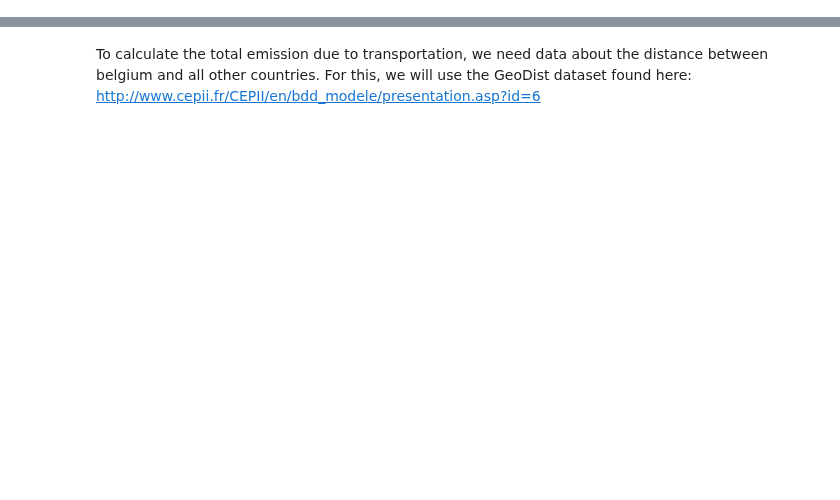
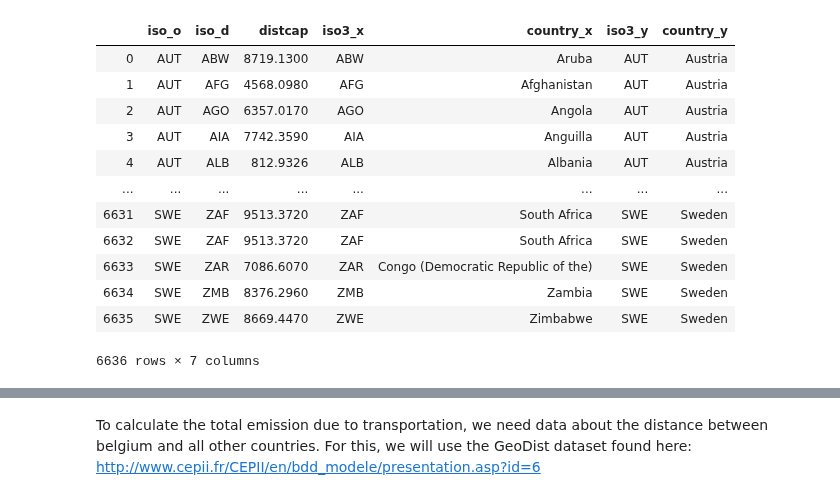
Before and after one commit to Lambo97/ADAProject, a Jupyter notebook: src/transport.ipynb, the cells around one changed output, grey strips where cells are left out. Cells and saved outputs as stored; diff of their text form; code cells hidden in the pictures; blank space fills up the shorter version.

```diff
--- a/src/transport.ipynb
+++ b/src/transport.ipynb
@@ -48,0 +102,3 @@ transport
+# %%
+countries = pd.read_excel(TRANSPORT_DATA_PATH+'geo_cepii.xls')
+countries
@@ -48,0 +119,3 @@ transport
+# %%
+distances = pd.read_excel(TRANSPORT_DATA_PATH+'dist_cepii.xls')
+distances
@@ -48,0 +168,24 @@ transport
+# %%
+# Only keer information we need
+countries = countries[['iso3','country']]
+distances = distances[distances['iso_o'].isin(european_iso3)]
+distances = distances[['iso_o','iso_d','distcap']]
+# %%
+total_distances = distances.merge(countries,left_on='iso_d',right_on='iso3')
+total_distances = total_distances.merge(countries,left_on='iso_o',right_on='iso3')
+# %%
+total_distances
+# %% [output]
+|  | iso_o | iso_d | distcap | iso3_x | country_x | iso3_y | country_y |
+| 0 | AUT | ABW | 8719.1300 | ABW | Aruba | AUT | Austria |
+| 1 | AUT | AFG | 4568.0980 | AFG | Afghanistan | AUT | Austria |
+| 2 | AUT | AGO | 6357.0170 | AGO | Angola | AUT | Austria |
+| 3 | AUT | AIA | 7742.3590 | AIA | Anguilla | AUT | Austria |
+| 4 | AUT | ALB | 812.9326 | ALB | Albania | AUT | Austria |
+| ... | ... | ... | ... | ... | ... | ... | ... |
+| 6631 | SWE | ZAF | 9513.3720 | ZAF | South Africa | SWE | Sweden |
+| 6632 | SWE | ZAF | 9513.3720 | ZAF | South Africa | SWE | Sweden |
+| 6633 | SWE | ZAR | 7086.6070 | ZAR | Congo (Democratic Republic of the) | SWE | Sweden |
+| 6634 | SWE | ZMB | 8376.2960 | ZMB | Zambia | SWE | Sweden |
+| 6635 | SWE | ZWE | 8669.4470 | ZWE | Zimbabwe | SWE | Sweden |
+6636 rows × 7 columns
```
Also changed, not shown: parts of 41 cells of this notebook, 1 other file.
